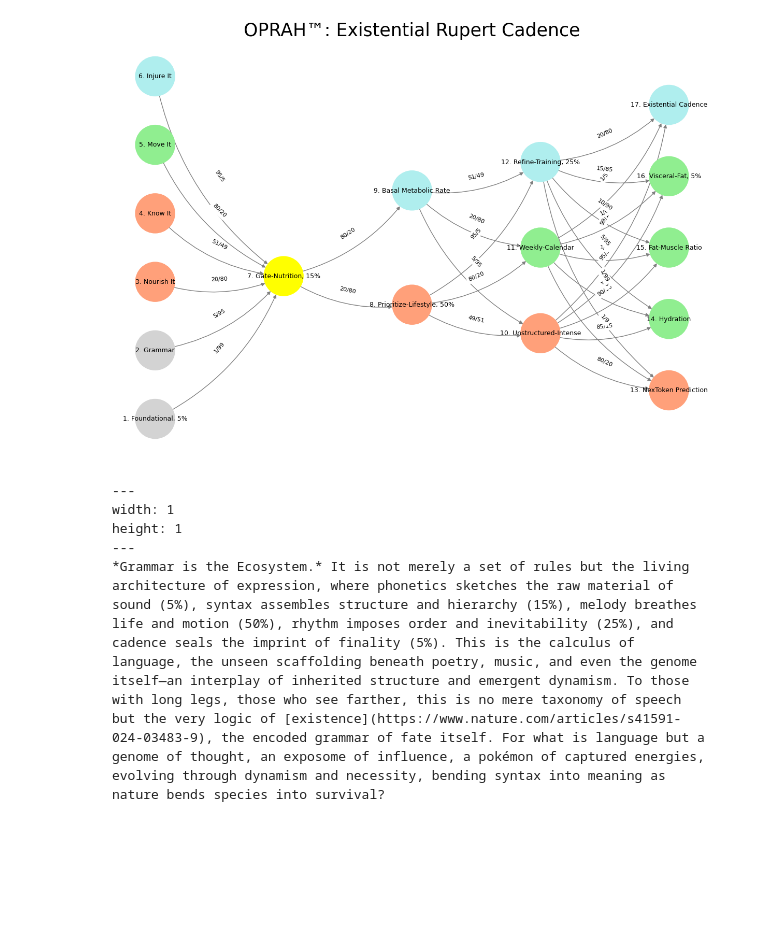
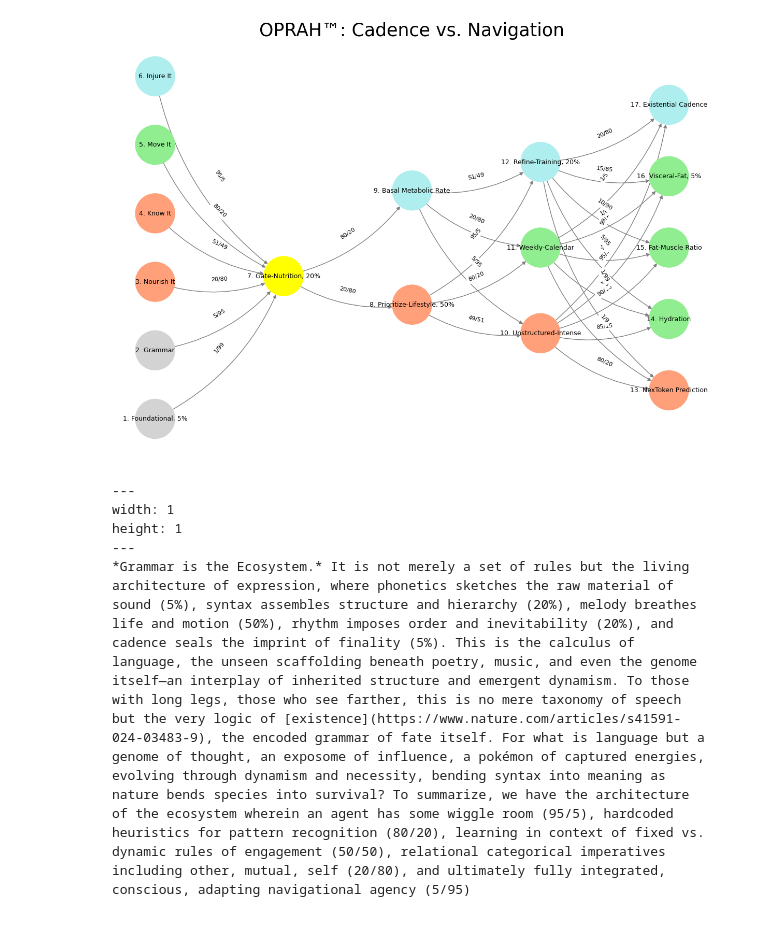
Before and after one commit to abikesa/artescienza, a Jupyter notebook: kitabo/ensi/_build/jupyter_execute/index.ipynb, the cells around one changed output. Cells and saved outputs as stored; diff of their text form; code cells hidden in the pictures; blank space fills up the shorter version.

Commit message:
navigational agency

````diff
--- a/kitabo/ensi/_build/jupyter_execute/index.ipynb
+++ b/kitabo/ensi/_build/jupyter_execute/index.ipynb
@@ -101,17 +101,17 @@ import networkx as nx
 def define_layers():
     return {
         'Suis': ['Foundational, 5%', 'Grammar', 'Nourish It', 'Know It', "Move It", 'Injure It'],  # Static
-        'Voir': ['Gate-Nutrition, 15%'],
+        'Voir': ['Gate-Nutrition, 20%'],
         'Choisis': ['Prioritize-Lifestyle, 50%', 'Basal Metabolic Rate'],
-        'Deviens': ['Unstructured-Intense', 'Weekly-Calendar', 'Refine-Training, 25%'],
+        'Deviens': ['Unstructured-Intense', 'Weekly-Calendar', 'Refine-Training, 20%'],
         "M'èléve": ['NexToken Prediction', 'Hydration', 'Fat-Muscle Ratio', 'Visceral-Fat, 5%', 'Existential Cadence']
     }
 
 # Assign colors to nodes
 def assign_colors():
     color_map = {
-        'yellow': ['Gate-Nutrition, 15%'],
-        'paleturquoise': ['Injure It', 'Basal Metabolic Rate', 'Refine-Training, 25%', 'Existential Cadence'],
+        'yellow': ['Gate-Nutrition, 20%'],
+        'paleturquoise': ['Injure It', 'Basal Metabolic Rate', 'Refine-Training, 20%', 'Existential Cadence'],
         'lightgreen': ["Move It", 'Weekly-Calendar', 'Hydration', 'Visceral-Fat, 5%', 'Fat-Muscle Ratio'],
         'lightsalmon': ['Nourish It', 'Know It', 'Prioritize-Lifestyle, 50%', 'Unstructured-Intense', 'NexToken Prediction'],
     }
@@ -120,20 +120,20 @@ def assign_colors():
 # Define edge weights (hardcoded for editing)
 def define_edges():
     return {
-        ('Foundational, 5%', 'Gate-Nutrition, 15%'): '1/99',
-        ('Grammar', 'Gate-Nutrition, 15%'): '5/95',
-        ('Nourish It', 'Gate-Nutrition, 15%'): '20/80',
-        ('Know It', 'Gate-Nutrition, 15%'): '51/49',
-        ("Move It", 'Gate-Nutrition, 15%'): '80/20',
-        ('Injure It', 'Gate-Nutrition, 15%'): '95/5',
-        ('Gate-Nutrition, 15%', 'Prioritize-Lifestyle, 50%'): '20/80',
-        ('Gate-Nutrition, 15%', 'Basal Metabolic Rate'): '80/20',
+        ('Foundational, 5%', 'Gate-Nutrition, 20%'): '1/99',
+        ('Grammar', 'Gate-Nutrition, 20%'): '5/95',
+        ('Nourish It', 'Gate-Nutrition, 20%'): '20/80',
+        ('Know It', 'Gate-Nutrition, 20%'): '51/49',
+        ("Move It", 'Gate-Nutrition, 20%'): '80/20',
+        ('Injure It', 'Gate-Nutrition, 20%'): '95/5',
+        ('Gate-Nutrition, 20%', 'Prioritize-Lifestyle, 50%'): '20/80',
+        ('Gate-Nutrition, 20%', 'Basal Metabolic Rate'): '80/20',
         ('Prioritize-Lifestyle, 50%', 'Unstructured-Intense'): '49/51',
         ('Prioritize-Lifestyle, 50%', 'Weekly-Calendar'): '80/20',
-        ('Prioritize-Lifestyle, 50%', 'Refine-Training, 25%'): '95/5',
+        ('Prioritize-Lifestyle, 50%', 'Refine-Training, 20%'): '95/5',
         ('Basal Metabolic Rate', 'Unstructured-Intense'): '5/95',
         ('Basal Metabolic Rate', 'Weekly-Calendar'): '20/80',
-        ('Basal Metabolic Rate', 'Refine-Training, 25%'): '51/49',
+        ('Basal Metabolic Rate', 'Refine-Training, 20%'): '51/49',
         ('Unstructured-Intense', 'NexToken Prediction'): '80/20',
         ('Unstructured-Intense', 'Hydration'): '85/15',
         ('Unstructured-Intense', 'Fat-Muscle Ratio'): '90/10',
@@ -144,11 +144,11 @@ def define_edges():
         ('Weekly-Calendar', 'Fat-Muscle Ratio'): '1/7',
         ('Weekly-Calendar', 'Visceral-Fat, 5%'): '1/6',
         ('Weekly-Calendar', 'Existential Cadence'): '1/5',
-        ('Refine-Training, 25%', 'NexToken Prediction'): '1/99',
-        ('Refine-Training, 25%', 'Hydration'): '5/95',
-        ('Refine-Training, 25%', 'Fat-Muscle Ratio'): '10/90',
-        ('Refine-Training, 25%', 'Visceral-Fat, 5%'): '15/85',
-        ('Refine-Training, 25%', 'Existential Cadence'): '20/80'
+        ('Refine-Training, 20%', 'NexToken Prediction'): '1/99',
+        ('Refine-Training, 20%', 'Hydration'): '5/95',
+        ('Refine-Training, 20%', 'Fat-Muscle Ratio'): '10/90',
+        ('Refine-Training, 20%', 'Visceral-Fat, 5%'): '15/85',
+        ('Refine-Training, 20%', 'Existential Cadence'): '20/80'
     }
 
 # Calculate positions for nodes
@@ -176,40 +176,40 @@ def visualize_nn():
     # Add nodes with new numbered labels and assign positions
     for i, (layer_name, nodes) in enumerate(layers.items()):
         positions = calculate_positions(nodes, x_offset=i * 2)
         for node, position in zip(nodes, positions):
             new_node = mapping[node]
             G.add_node(new_node, layer=layer_name)
             pos[new_node] = position
             node_colors.append(colors.get(node, 'lightgray'))
 
     # Add edges with updated node labels
     for (source, target), weight in edges.items():
         if source in mapping and target in mapping:
             new_source = mapping[source]
             new_target = mapping[target]
             G.add_edge(new_source, new_target, weight=weight)
 
     # Draw the graph
     plt.figure(figsize=(12, 8))
     edges_labels = {(u, v): d["weight"] for u, v, d in G.edges(data=True)}
 
     nx.draw(
         G, pos, with_labels=True, node_color=node_colors, edge_color='gray',
         node_size=3000, font_size=9, connectionstyle="arc3,rad=0.2"
     )
     nx.draw_networkx_edge_labels(G, pos, edge_labels=edges_labels, font_size=8)
-    plt.title("OPRAH™: Existential Rupert Cadence", fontsize=25)
+    plt.title("OPRAH™: Cadence vs. Navigation", fontsize=25)
     plt.show()
 
 # Run the visualization
 visualize_nn()
 # %% [output]
-[figure, old version]
+[figure, new version]
 # %% [markdown]
 ```{figure} figures/blanche.*
 ---
 width: 1
 height: 1
 ---
-*Grammar is the Ecosystem.* It is not merely a set of rules but the living architecture of expression, where phonetics sketches the raw material of sound (5%), syntax assembles structure and hierarchy (15%), melody breathes life and motion (50%), rhythm imposes order and inevitability (25%), and cadence seals the imprint of finality (5%). This is the calculus of language, the unseen scaffolding beneath poetry, music, and even the genome itself—an interplay of inherited structure and emergent dynamism. To those with long legs, those who see farther, this is no mere taxonomy of speech but the very logic of [existence](https://www.nature.com/articles/s41591-024-03483-9), the encoded grammar of fate itself. For what is language but a genome of thought, an exposome of influence, a pokémon of captured energies, evolving through dynamism and necessity, bending syntax into meaning as nature bends species into survival?
+*Grammar is the Ecosystem.* It is not merely a set of rules but the living architecture of expression, where phonetics sketches the raw material of sound (5%), syntax assembles structure and hierarchy (20%), melody breathes life and motion (50%), rhythm imposes order and inevitability (20%), and cadence seals the imprint of finality (5%). This is the calculus of language, the unseen scaffolding beneath poetry, music, and even the genome itself—an interplay of inherited structure and emergent dynamism. To those with long legs, those who see farther, this is no mere taxonomy of speech but the very logic of [existence](https://www.nature.com/articles/s41591-024-03483-9), the encoded grammar of fate itself. For what is language but a genome of thought, an exposome of influence, a pokémon of captured energies, evolving through dynamism and necessity, bending syntax into meaning as nature bends species into survival? To summarize, we have the architecture of the ecosystem wherein an agent has some wiggle room (95/5), hardcoded heuristics for pattern recognition (80/20), learning in context of fixed vs. dynamic rules of engagement (50/50), relational categorical imperatives including other, mutual, self (20/80), and ultimately fully integrated, conscious, adapting navigational agency (5/95)
 ```
````
Also changed, not shown: 9 other files.
